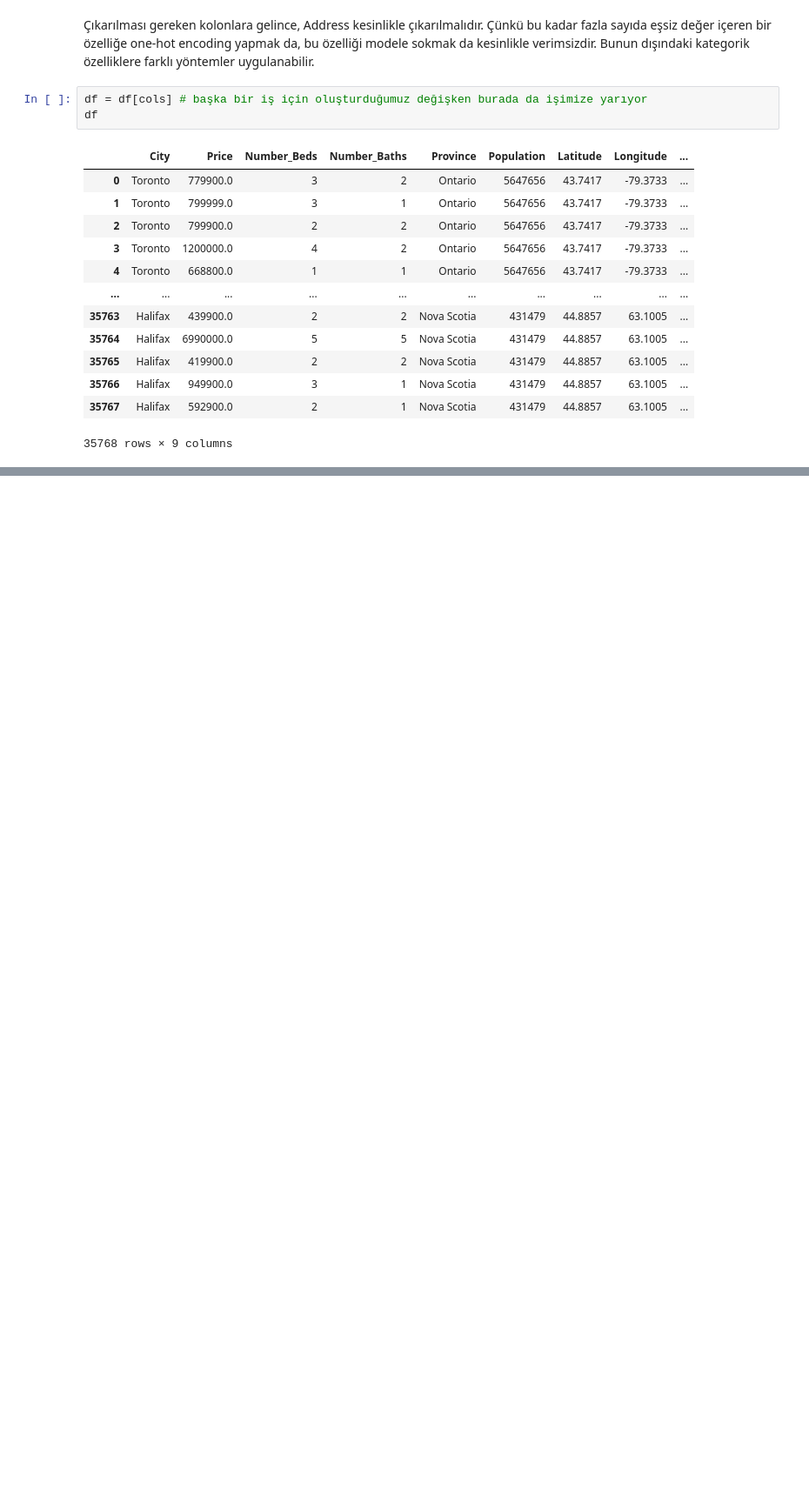
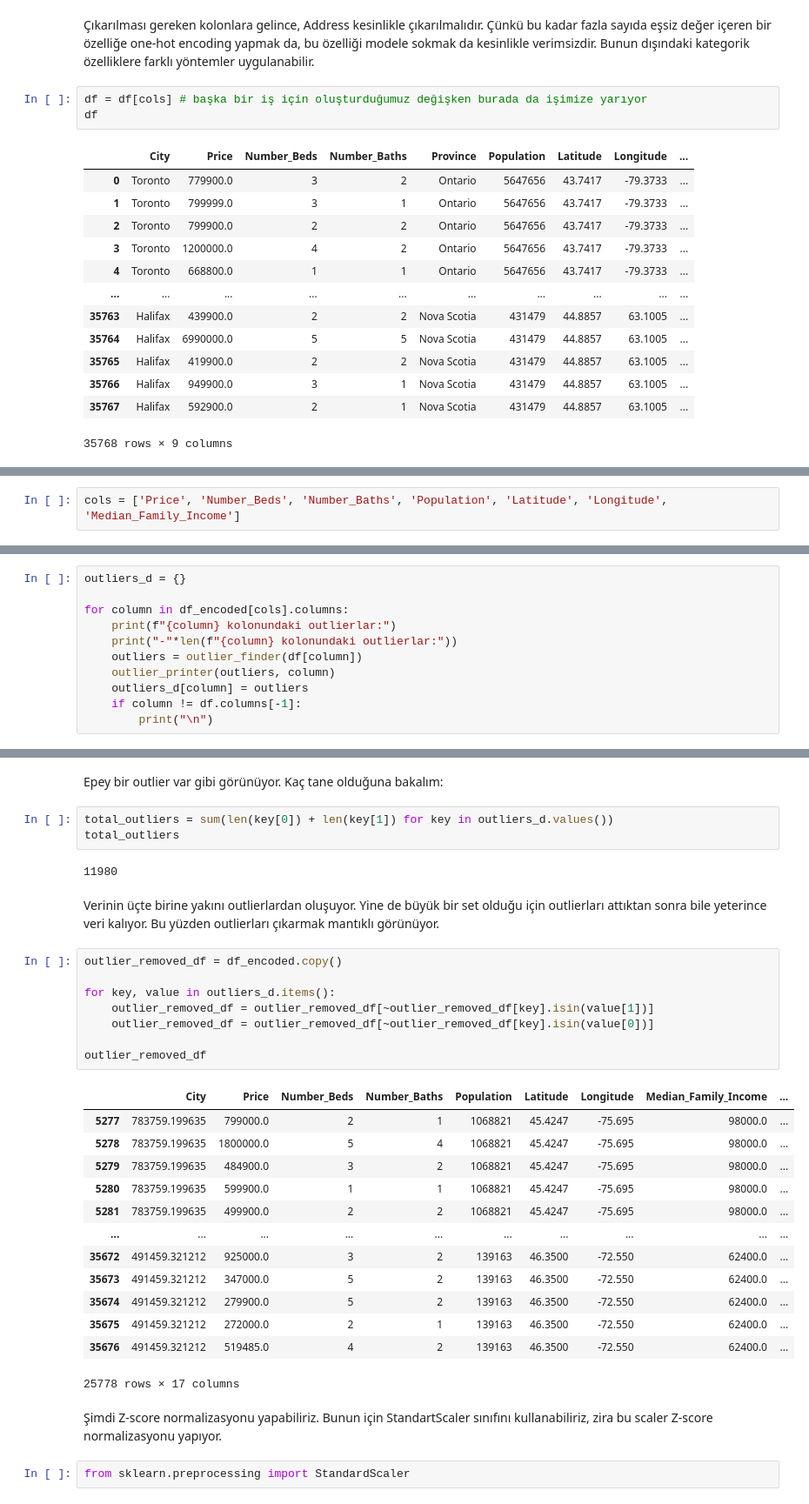
Before and after one commit to BoraDere/HUAI-ARGE, a Jupyter notebook: Canadian house prices for top cities/reg.ipynb, the cells around one changed output, grey strips where cells are left out. Shown at 87% size. Drawn from its saved outputs; the diff is of its cells as text; blank space fills up the shorter version.

```diff
--- a/Canadian house prices for top cities/reg.ipynb
+++ b/Canadian house prices for top cities/reg.ipynb
@@ -142,0 +205,2 @@ Province ve City kolonları içinse encoding uygulanabilir.
+# %%
+cols = ['Price', 'Number_Beds', 'Number_Baths', 'Population', 'Latitude', 'Longitude', 'Median_Family_Income']
@@ -142,0 +252,11 @@ Province ve City kolonları içinse encoding uygulanabilir.
+# %%
+outliers_d = {}
+
+for column in df_encoded[cols].columns:
+    print(f"{column} kolonundaki outlierlar:")
+    print("-"*len(f"{column} kolonundaki outlierlar:"))
+    outliers = outlier_finder(df[column])
+    outlier_printer(outliers, column)
+    outliers_d[column] = outliers
+    if column != df.columns[-1]:
+        print("\n")
@@ -142,0 +281,35 @@ Province ve City kolonları içinse encoding uygulanabilir.
+# %% [markdown]
+Epey bir outlier var gibi görünüyor. Kaç tane olduğuna bakalım:
+# %%
+total_outliers = sum(len(key[0]) + len(key[1]) for key in outliers_d.values())
+total_outliers
+# %% [output]
+11980
+# %% [markdown]
+Verinin üçte birine yakını outlierlardan oluşuyor. Yine de büyük bir set olduğu için outlierları attıktan sonra bile yeterince veri kalıyor. Bu yüzden outlierları çıkarmak mantıklı görünüyor.
+# %%
+outlier_removed_df = df_encoded.copy()
+
+for key, value in outliers_d.items():
+    outlier_removed_df = outlier_removed_df[~outlier_removed_df[key].isin(value[1])]
+    outlier_removed_df = outlier_removed_df[~outlier_removed_df[key].isin(value[0])]
+
+outlier_removed_df
+# %% [output]
+|  | City | Price | Number_Beds | Number_Baths | Population | Latitude | Longitude | Median_Family_Income | ... |
+| 5277 | 783759.199635 | 799000.0 | 2 | 1 | 1068821 | 45.4247 | -75.695 | 98000.0 | ... |
+| 5278 | 783759.199635 | 1800000.0 | 5 | 4 | 1068821 | 45.4247 | -75.695 | 98000.0 | ... |
+| 5279 | 783759.199635 | 484900.0 | 3 | 2 | 1068821 | 45.4247 | -75.695 | 98000.0 | ... |
+| 5280 | 783759.199635 | 599900.0 | 1 | 1 | 1068821 | 45.4247 | -75.695 | 98000.0 | ... |
+| 5281 | 783759.199635 | 499900.0 | 2 | 2 | 1068821 | 45.4247 | -75.695 | 98000.0 | ... |
+| ... | ... | ... | ... | ... | ... | ... | ... | ... | ... |
+| 35672 | 491459.321212 | 925000.0 | 3 | 2 | 139163 | 46.3500 | -72.550 | 62400.0 | ... |
+| 35673 | 491459.321212 | 347000.0 | 5 | 2 | 139163 | 46.3500 | -72.550 | 62400.0 | ... |
+| 35674 | 491459.321212 | 279900.0 | 5 | 2 | 139163 | 46.3500 | -72.550 | 62400.0 | ... |
+| 35675 | 491459.321212 | 272000.0 | 2 | 1 | 139163 | 46.3500 | -72.550 | 62400.0 | ... |
+| 35676 | 491459.321212 | 519485.0 | 4 | 2 | 139163 | 46.3500 | -72.550 | 62400.0 | ... |
+25778 rows × 17 columns
+# %% [markdown]
+Şimdi Z-score normalizasyonu yapabiliriz. Bunun için StandartScaler sınıfını kullanabiliriz, zira bu scaler Z-score normalizasyonu yapıyor.
+# %%
+from sklearn.preprocessing import StandardScaler
```
Also changed, not shown: parts of 18 cells of this notebook, 1 other file.
